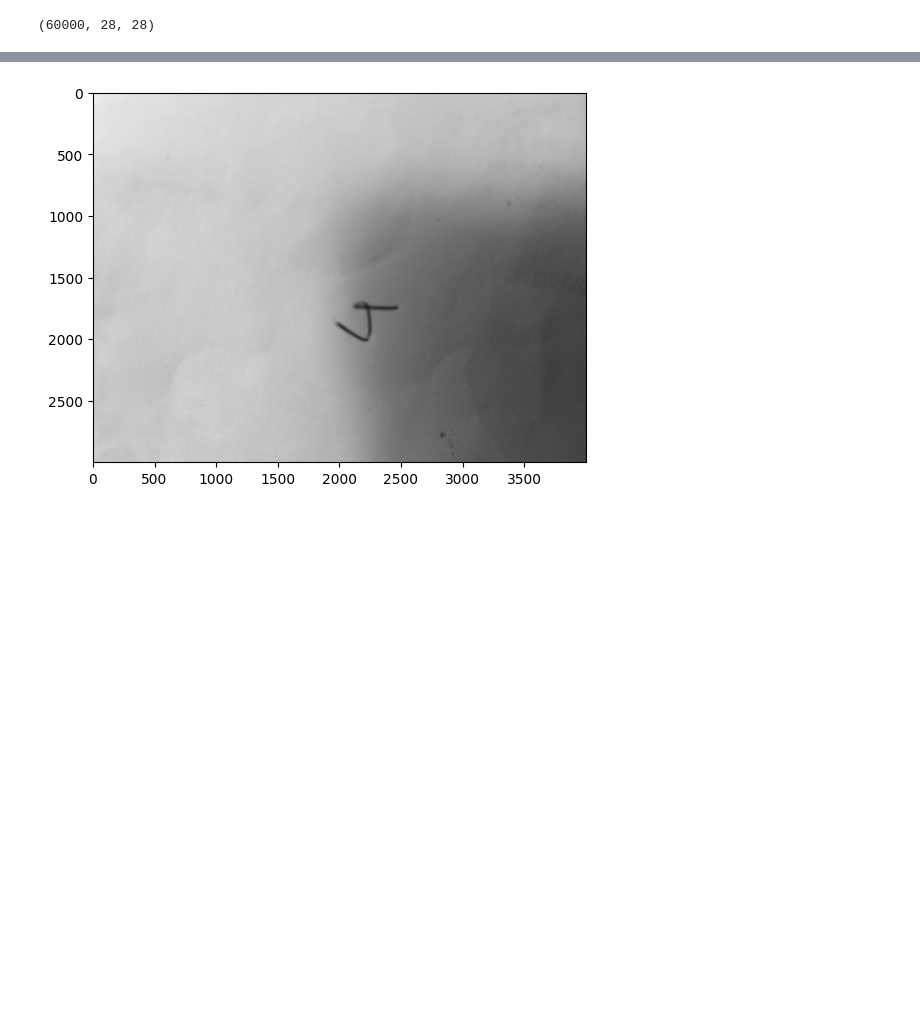
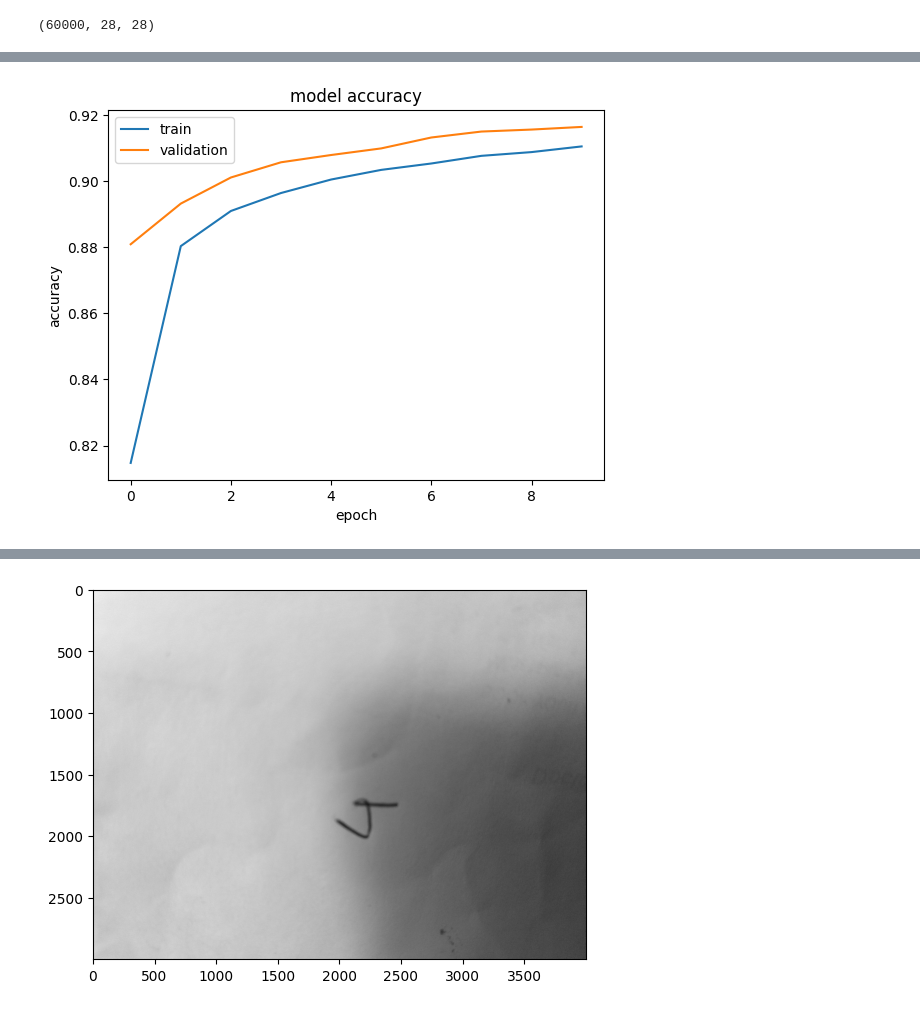
Before and after one commit to subh007/ml-ground, a Jupyter notebook: keras_example.ipynb, the cells around one changed output, grey strips where cells are left out. Cells and saved outputs as stored; diff of their text form; code cells hidden in the pictures; blank space fills up the shorter version.

```diff
--- a/keras_example.ipynb
+++ b/keras_example.ipynb
@@ -96 +103,6 @@ def plot_history(history):
   plt.show()
+# %%
+# plot with 32 batch size iteration 10 but data is scaled
+plot_history(history)
+# %% [output]
+[figure, added]
```
Also changed, not shown: parts of 7 cells of this notebook.
